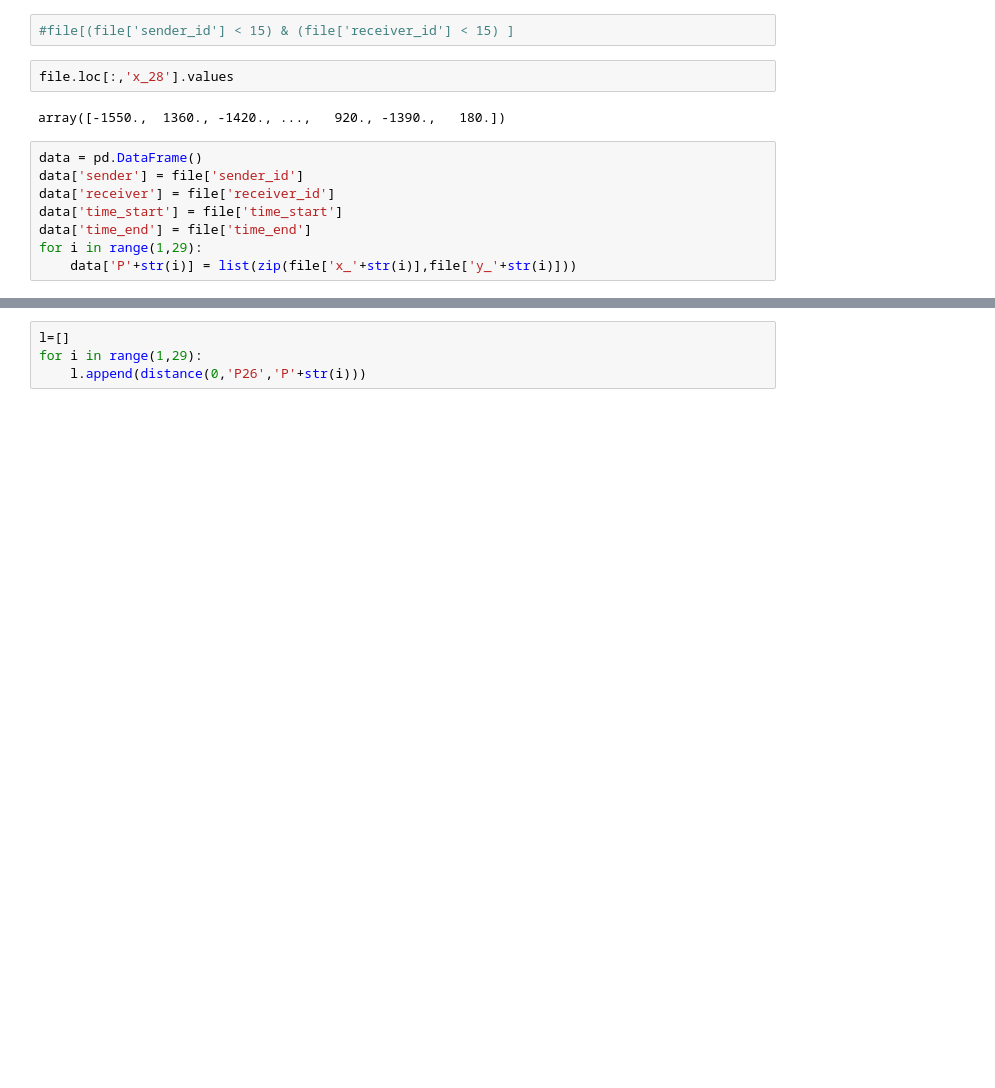
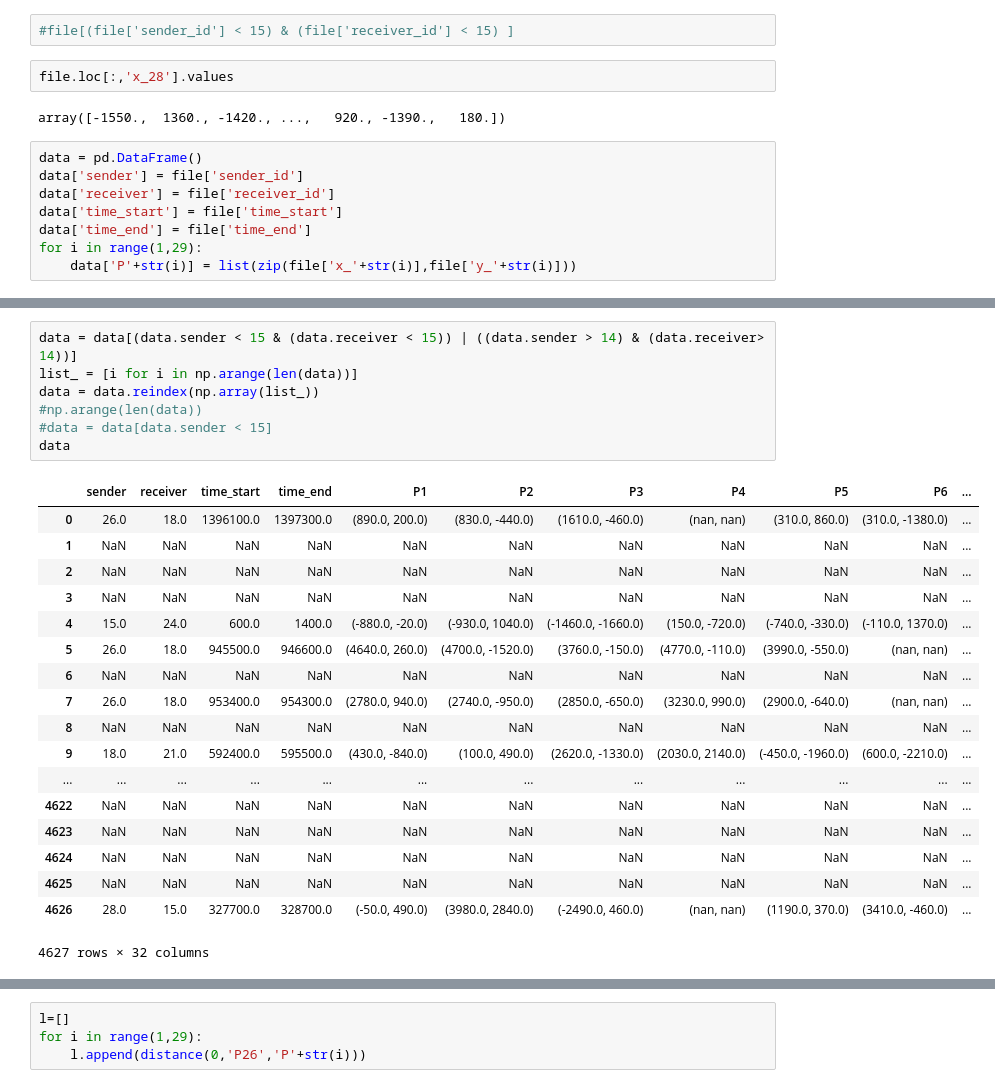
Before and after one commit to KedarDabhadkar/Soccer-Pass-Prediction, a Jupyter notebook: Passes.ipynb, the cells around one changed output, grey strips where cells are left out. Saved outputs shown, nothing was run; the diff lists cells and outputs as text; blank space fills up the shorter version.

```diff
--- a/Passes.ipynb
+++ b/Passes.ipynb
@@ -48,0 +67,26 @@ data.head()
+# %%
+data = data[(data.sender < 15 & (data.receiver < 15)) | ((data.sender > 14) & (data.receiver> 14))]
+list_ = [i for i in np.arange(len(data))]
+data = data.reindex(np.array(list_))
+#np.arange(len(data))
+#data = data[data.sender < 15]
+data
+# %% [output]
+|  | sender | receiver | time_start | time_end | P1 | P2 | P3 | P4 | P5 | P6 | ... |
+| 0 | 26.0 | 18.0 | 1396100.0 | 1397300.0 | (890.0, 200.0) | (830.0, -440.0) | (1610.0, -460.0) | (nan, nan) | (310.0, 860.0) | (310.0, -1380.0) | ... |
+| 1 | NaN | NaN | NaN | NaN | NaN | NaN | NaN | NaN | NaN | NaN | ... |
+| 2 | NaN | NaN | NaN | NaN | NaN | NaN | NaN | NaN | NaN | NaN | ... |
+| 3 | NaN | NaN | NaN | NaN | NaN | NaN | NaN | NaN | NaN | NaN | ... |
+| 4 | 15.0 | 24.0 | 600.0 | 1400.0 | (-880.0, -20.0) | (-930.0, 1040.0) | (-1460.0, -1660.0) | (150.0, -720.0) | (-740.0, -330.0) | (-110.0, 1370.0) | ... |
+| 5 | 26.0 | 18.0 | 945500.0 | 946600.0 | (4640.0, 260.0) | (4700.0, -1520.0) | (3760.0, -150.0) | (4770.0, -110.0) | (3990.0, -550.0) | (nan, nan) | ... |
+| 6 | NaN | NaN | NaN | NaN | NaN | NaN | NaN | NaN | NaN | NaN | ... |
+| 7 | 26.0 | 18.0 | 953400.0 | 954300.0 | (2780.0, 940.0) | (2740.0, -950.0) | (2850.0, -650.0) | (3230.0, 990.0) | (2900.0, -640.0) | (nan, nan) | ... |
+| 8 | NaN | NaN | NaN | NaN | NaN | NaN | NaN | NaN | NaN | NaN | ... |
+| 9 | 18.0 | 21.0 | 592400.0 | 595500.0 | (430.0, -840.0) | (100.0, 490.0) | (2620.0, -1330.0) | (2030.0, 2140.0) | (-450.0, -1960.0) | (600.0, -2210.0) | ... |
+| ... | ... | ... | ... | ... | ... | ... | ... | ... | ... | ... | ... |
+| 4622 | NaN | NaN | NaN | NaN | NaN | NaN | NaN | NaN | NaN | NaN | ... |
+| 4623 | NaN | NaN | NaN | NaN | NaN | NaN | NaN | NaN | NaN | NaN | ... |
+| 4624 | NaN | NaN | NaN | NaN | NaN | NaN | NaN | NaN | NaN | NaN | ... |
+| 4625 | NaN | NaN | NaN | NaN | NaN | NaN | NaN | NaN | NaN | NaN | ... |
+| 4626 | 28.0 | 15.0 | 327700.0 | 328700.0 | (-50.0, 490.0) | (3980.0, 2840.0) | (-2490.0, 460.0) | (nan, nan) | (1190.0, 370.0) | (3410.0, -460.0) | ... |
+4627 rows × 32 columns
```
Also changed, not shown: parts of 19 cells of this notebook, 3 other files.
